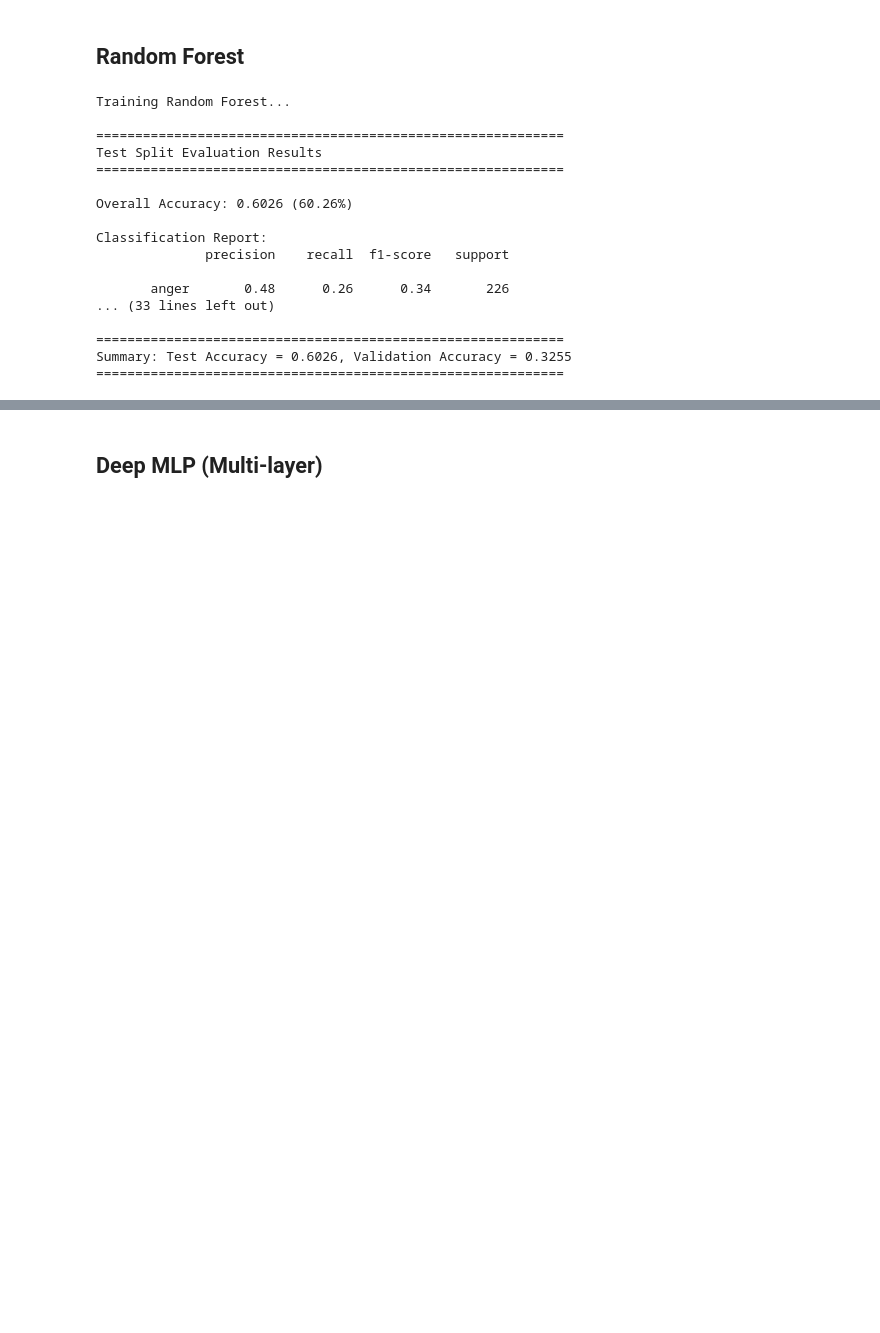
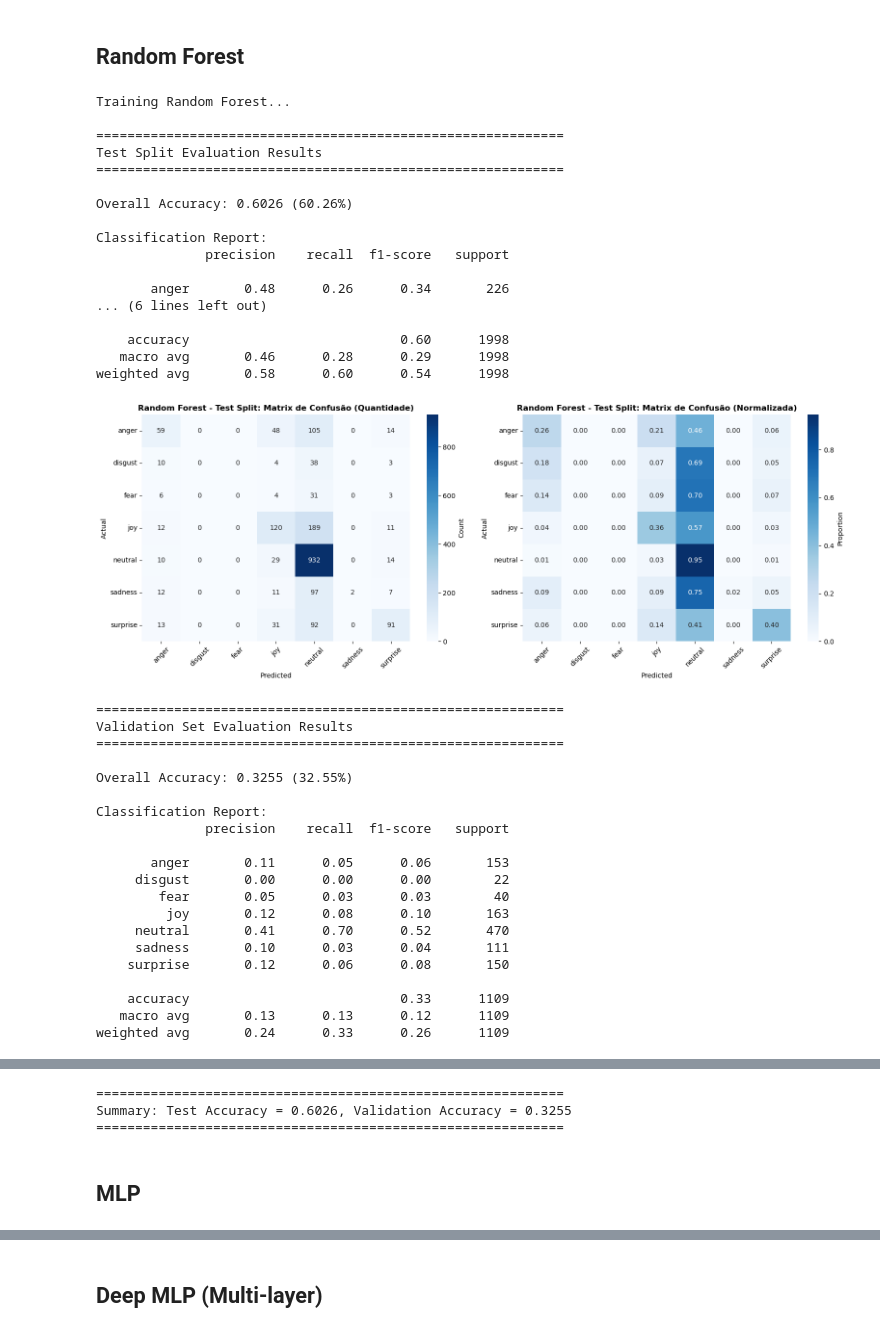
Before and after one commit to PedroVNasc/CCD-2025, a Jupyter notebook: C3/C3_Final.ipynb, the cells around one changed output, grey strips where cells are left out. Drawn from its saved outputs; the diff is of its cells as text; code cells hidden in the pictures; blank space fills up the shorter version.

```diff
--- a/C3/C3_Final.ipynb
+++ b/C3/C3_Final.ipynb
@@ -266,38 +342,57 @@ clf = RandomForestClassifier(
     random_state=cfg["training"]["seed"],
     n_jobs=-1
 )
 
 print("Training Random Forest...")
 clf.fit(Xtr, ytr)
 
-# Evaluate on test split
 pred_test = clf.predict(Xte)
 emotion_names = train_df["emotion"].astype("category").cat.categories
-test_acc = evaluate_model(yte, pred_test, emotion_names, "Test Split")
+test_acc = evaluate_model(yte, pred_test, emotion_names, "Test Split", model_name="Random Forest")
 
-# Evaluate on validation set
 X_val, y_val = load_embeddings(val_df, cfg, normalize=cfg["training"].get("normalize", False))
 pred_val = clf.predict(X_val)
-val_acc = evaluate_model(y_val, pred_val, val_df["emotion"].astype("category").cat.categories, "Validation Set")
+val_acc = evaluate_model(y_val, pred_val, val_df["emotion"].astype("category").cat.categories, "Validation Set", model_name="Random Forest")
 
 print(f"\n{'='*60}")
 print(f"Summary: Test Accuracy = {test_acc:.4f}, Validation Accuracy = {val_acc:.4f}")
 print(f"{'='*60}")
 # %% [output]
 Training Random Forest...
 
 ============================================================
 Test Split Evaluation Results
 ============================================================
 
 Overall Accuracy: 0.6026 (60.26%)
 
 Classification Report:
               precision    recall  f1-score   support
 
        anger       0.48      0.26      0.34       226
-... (33 lines left out)
+... (6 lines left out)
 
-============================================================
-Summary: Test Accuracy = 0.6026, Validation Accuracy = 0.3255
-============================================================
+    accuracy                           0.60      1998
+   macro avg       0.46      0.28      0.29      1998
+weighted avg       0.58      0.60      0.54      1998
+[figure, added]
+============================================================
+Validation Set Evaluation Results
+============================================================
+
+Overall Accuracy: 0.3255 (32.55%)
+
+Classification Report:
+              precision    recall  f1-score   support
+
+       anger       0.11      0.05      0.06       153
+     disgust       0.00      0.00      0.00        22
+        fear       0.05      0.03      0.03        40
+         joy       0.12      0.08      0.10       163
+     neutral       0.41      0.70      0.52       470
+     sadness       0.10      0.03      0.04       111
+    surprise       0.12      0.06      0.08       150
+
+    accuracy                           0.33      1109
+   macro avg       0.13      0.13      0.12      1109
+weighted avg       0.24      0.33      0.26      1109
@@ -303,0 +400,5 @@ Summary: Test Accuracy = 0.6026, Validation Accuracy = 0.3255
+============================================================
+Summary: Test Accuracy = 0.6026, Validation Accuracy = 0.3255
+============================================================
+# %% [markdown]
+## MLP
```
Also changed, not shown: parts of 17 cells of this notebook, 1 other file.
